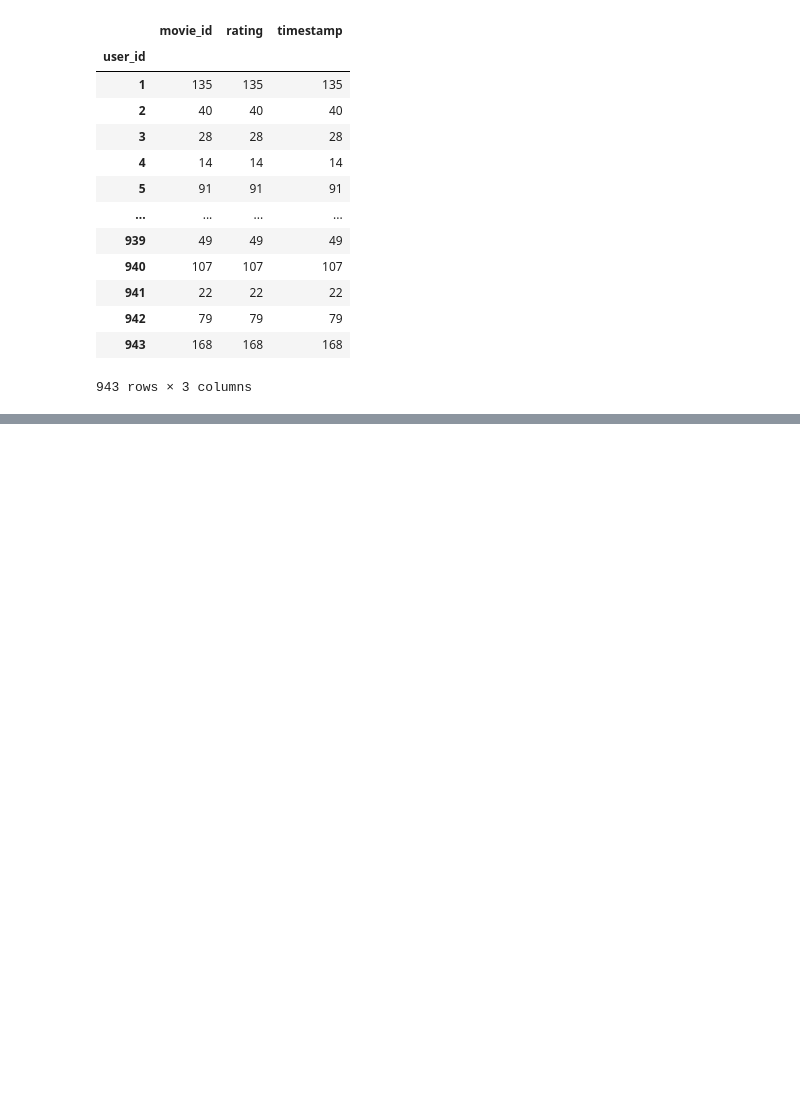
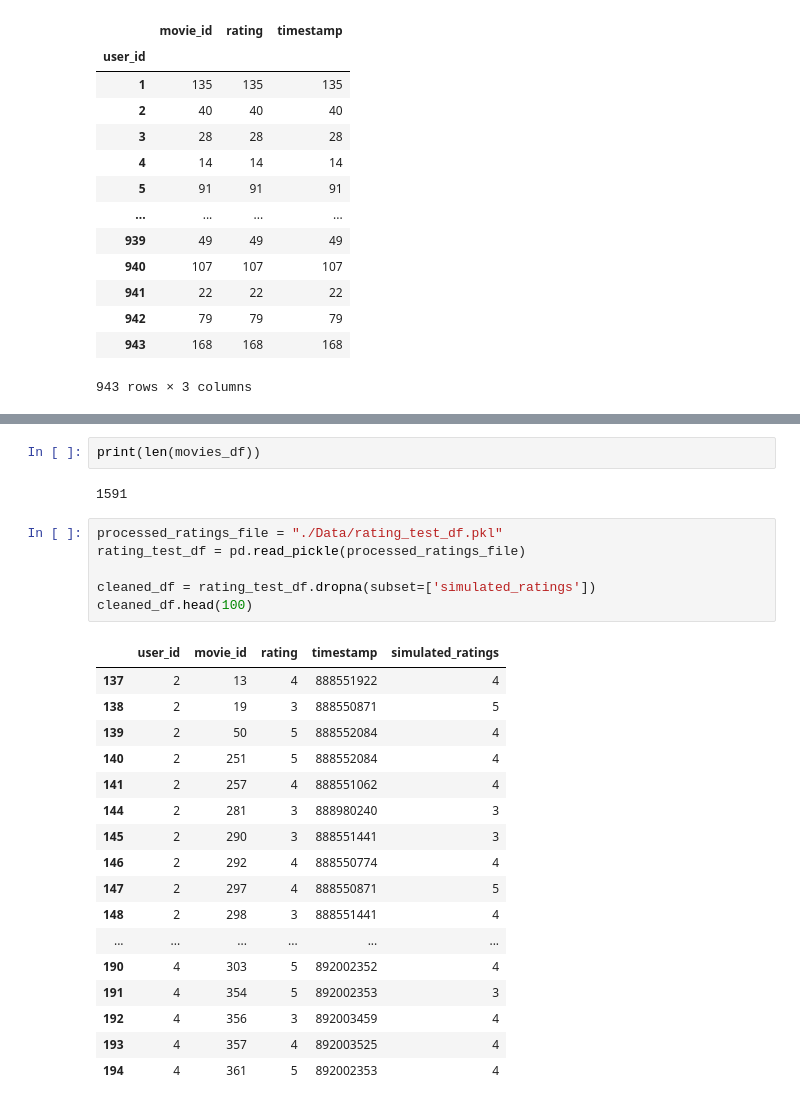
Before and after one commit to bishopfunc/Lusifer, a Jupyter notebook: Playground/preprocessing_movielens100k.ipynb, the cells around one changed output, grey strips where cells are left out. Saved outputs shown, nothing was run; the diff lists cells and outputs as text; blank space fills up the shorter version.

```diff
--- a/Playground/preprocessing_movielens100k.ipynb
+++ b/Playground/preprocessing_movielens100k.ipynb
@@ -321,0 +336,28 @@ rating_train_df.groupby('user_id').count()
+# %%
+print(len(movies_df))
+# %% [output]
+1591
+# %%
+processed_ratings_file = "./Data/rating_test_df.pkl"
+rating_test_df = pd.read_pickle(processed_ratings_file)
+
+cleaned_df = rating_test_df.dropna(subset=['simulated_ratings'])
+cleaned_df.head(100)
+# %% [output]
+|  | user_id | movie_id | rating | timestamp | simulated_ratings |
+| 137 | 2 | 13 | 4 | 888551922 | 4 |
+| 138 | 2 | 19 | 3 | 888550871 | 5 |
+| 139 | 2 | 50 | 5 | 888552084 | 4 |
+| 140 | 2 | 251 | 5 | 888552084 | 4 |
+| 141 | 2 | 257 | 4 | 888551062 | 4 |
+| 144 | 2 | 281 | 3 | 888980240 | 3 |
+| 145 | 2 | 290 | 3 | 888551441 | 3 |
+| 146 | 2 | 292 | 4 | 888550774 | 4 |
+| 147 | 2 | 297 | 4 | 888550871 | 5 |
+| 148 | 2 | 298 | 3 | 888551441 | 4 |
+| ... | ... | ... | ... | ... | ... |
+| 190 | 4 | 303 | 5 | 892002352 | 4 |
+| 191 | 4 | 354 | 5 | 892002353 | 3 |
+| 192 | 4 | 356 | 3 | 892003459 | 4 |
+| 193 | 4 | 357 | 4 | 892003525 | 4 |
+| 194 | 4 | 361 | 5 | 892002353 | 4 |
```
Also changed, not shown: parts of 3 cells of this notebook, 9 other files.
